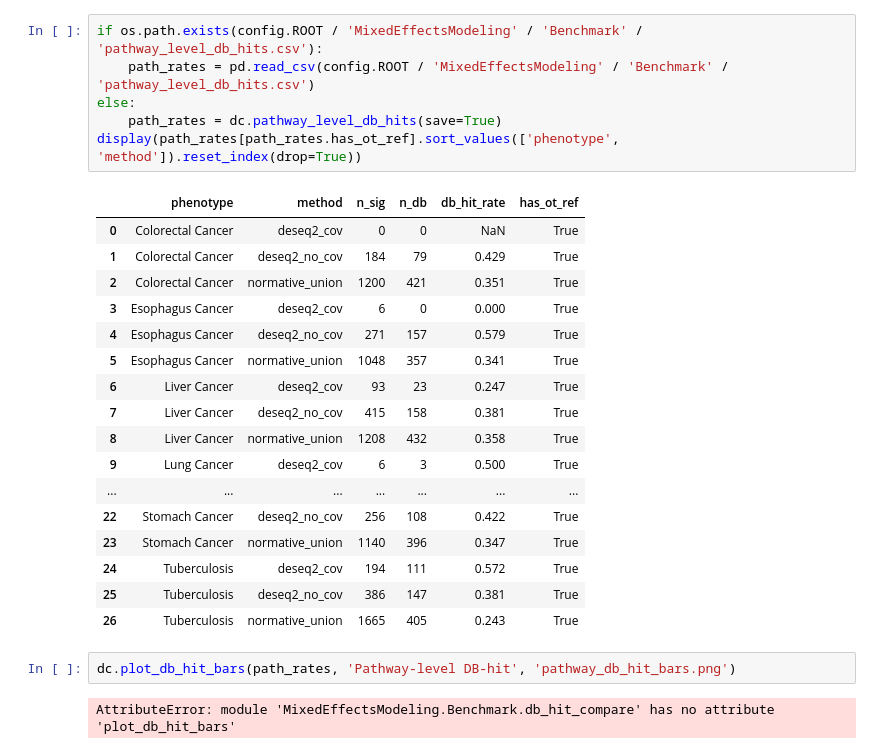
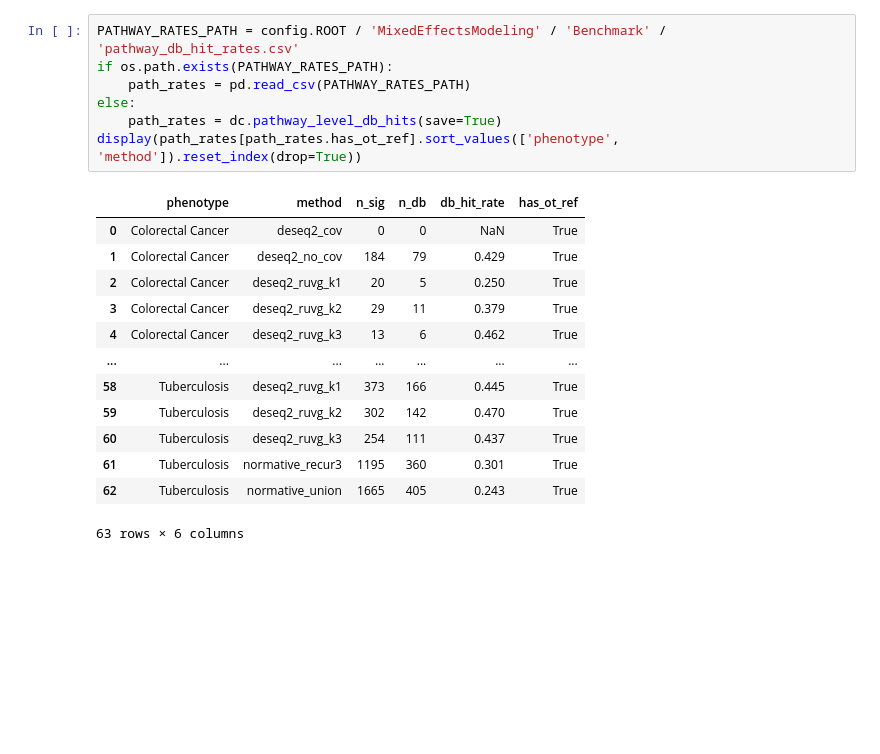
Before and after one commit to jmj3078/cfRNA_Disentaglement, a Jupyter notebook: MixedEffectsModeling/5_deseq2_group_comparison.ipynb, the cells around one changed output. Drawn from its saved outputs; the diff is of its cells as text; blank space fills up the shorter version.

```diff
--- a/MixedEffectsModeling/5_deseq2_group_comparison.ipynb
+++ b/MixedEffectsModeling/5_deseq2_group_comparison.ipynb
@@ -129,28 +210,21 @@ dc.plot_gene_venn(ncols=3, save=True)
 # %%
-if os.path.exists(config.ROOT / 'MixedEffectsModeling' / 'Benchmark' / 'pathway_level_db_hits.csv'):
-    path_rates = pd.read_csv(config.ROOT / 'MixedEffectsModeling' / 'Benchmark' / 'pathway_level_db_hits.csv')
+PATHWAY_RATES_PATH = config.ROOT / 'MixedEffectsModeling' / 'Benchmark' / 'pathway_db_hit_rates.csv'
+if os.path.exists(PATHWAY_RATES_PATH):
+    path_rates = pd.read_csv(PATHWAY_RATES_PATH)
 else:
     path_rates = dc.pathway_level_db_hits(save=True)
 display(path_rates[path_rates.has_ot_ref].sort_values(['phenotype', 'method']).reset_index(drop=True))
 # %% [output]
 |  | phenotype | method | n_sig | n_db | db_hit_rate | has_ot_ref |
 | 0 | Colorectal Cancer | deseq2_cov | 0 | 0 | NaN | True |
 | 1 | Colorectal Cancer | deseq2_no_cov | 184 | 79 | 0.429 | True |
-| 2 | Colorectal Cancer | normative_union | 1200 | 421 | 0.351 | True |
-| 3 | Esophagus Cancer | deseq2_cov | 6 | 0 | 0.000 | True |
-| 4 | Esophagus Cancer | deseq2_no_cov | 271 | 157 | 0.579 | True |
-| 5 | Esophagus Cancer | normative_union | 1048 | 357 | 0.341 | True |
-| 6 | Liver Cancer | deseq2_cov | 93 | 23 | 0.247 | True |
-| 7 | Liver Cancer | deseq2_no_cov | 415 | 158 | 0.381 | True |
-| 8 | Liver Cancer | normative_union | 1208 | 432 | 0.358 | True |
-| 9 | Lung Cancer | deseq2_cov | 6 | 3 | 0.500 | True |
+| 2 | Colorectal Cancer | deseq2_ruvg_k1 | 20 | 5 | 0.250 | True |
+| 3 | Colorectal Cancer | deseq2_ruvg_k2 | 29 | 11 | 0.379 | True |
+| 4 | Colorectal Cancer | deseq2_ruvg_k3 | 13 | 6 | 0.462 | True |
 | ... | ... | ... | ... | ... | ... | ... |
-| 22 | Stomach Cancer | deseq2_no_cov | 256 | 108 | 0.422 | True |
-| 23 | Stomach Cancer | normative_union | 1140 | 396 | 0.347 | True |
-| 24 | Tuberculosis | deseq2_cov | 194 | 111 | 0.572 | True |
-| 25 | Tuberculosis | deseq2_no_cov | 386 | 147 | 0.381 | True |
-| 26 | Tuberculosis | normative_union | 1665 | 405 | 0.243 | True |
+| 58 | Tuberculosis | deseq2_ruvg_k1 | 373 | 166 | 0.445 | True |
+| 59 | Tuberculosis | deseq2_ruvg_k2 | 302 | 142 | 0.470 | True |
+| 60 | Tuberculosis | deseq2_ruvg_k3 | 254 | 111 | 0.437 | True |
+| 61 | Tuberculosis | normative_recur3 | 1195 | 360 | 0.301 | True |
+| 62 | Tuberculosis | normative_union | 1665 | 405 | 0.243 | True |
+63 rows × 6 columns
-# %%
-dc.plot_db_hit_bars(path_rates, 'Pathway-level DB-hit', 'pathway_db_hit_bars.png')
-# %% [output]
-AttributeError: module 'MixedEffectsModeling.Benchmark.db_hit_compare' has no attribute 'plot_db_hit_bars'
```
Also changed, not shown: parts of 8 cells of this notebook, 8 other files.
